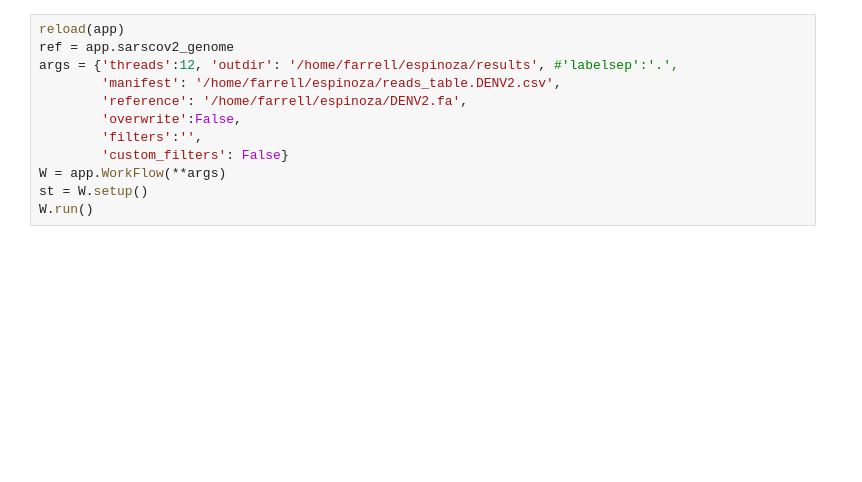
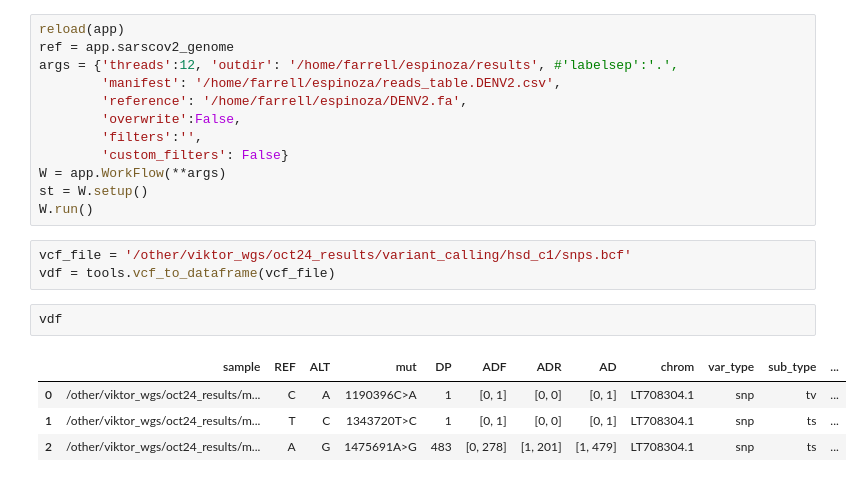
Before and after one commit to dmnfarrell/snipgenie, a Jupyter notebook: notebooks/testing.ipynb, the cells around one changed output. Cells and saved outputs as stored; diff of their text form; blank space fills up the shorter version.

```diff
--- a/notebooks/testing.ipynb
+++ b/notebooks/testing.ipynb
@@ -767,3 +767,13 @@ args = {'threads':12, 'outdir': '/home/farrell/espinoza/results', #'labelsep':'.
 W = app.WorkFlow(**args)
 st = W.setup()
 W.run()
+# %%
+vcf_file = '/other/viktor_wgs/oct24_results/variant_calling/hsd_c1/snps.bcf'
+vdf = tools.vcf_to_dataframe(vcf_file)
+# %%
+vdf
+# %% [output]
+|  | sample | REF | ALT | mut | DP | ADF | ADR | AD | chrom | var_type | sub_type | ... |
+| 0 | /other/viktor_wgs/oct24_results/m... | C | A | 1190396C>A | 1 | [0, 1] | [0, 0] | [0, 1] | LT708304.1 | snp | tv | ... |
+| 1 | /other/viktor_wgs/oct24_results/m... | T | C | 1343720T>C | 1 | [0, 1] | [0, 0] | [0, 1] | LT708304.1 | snp | ts | ... |
+| 2 | /other/viktor_wgs/oct24_results/m... | A | G | 1475691A>G | 483 | [0, 278] | [1, 201] | [1, 479] | LT708304.1 | snp | ts | ... |
```
Also changed, not shown: 15 other files.
